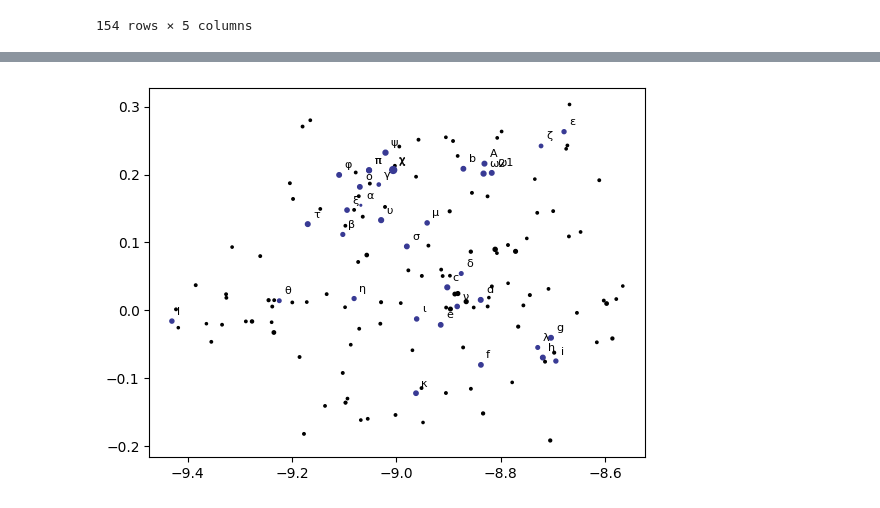
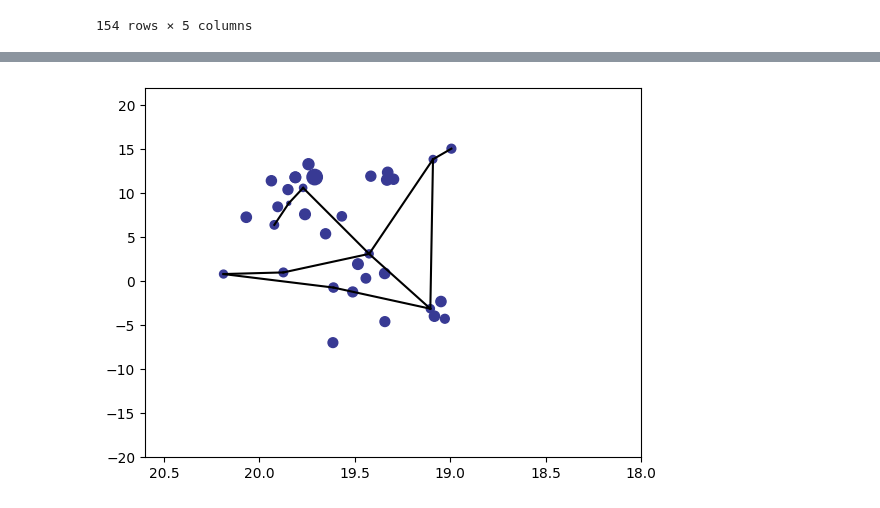
Before and after one commit to m-barneto/CSC221-Aquila-Constellation, a Jupyter notebook: CSC221-aquila-plotting.ipynb, the cells around one changed output, grey strips where cells are left out. Drawn from its saved outputs; the diff is of its cells as text; code cells hidden in the pictures.

Commit message:
Cleaned up some code, and wrote some messier code, trying to draw the constellation now

```diff
--- a/CSC221-aquila-plotting.ipynb
+++ b/CSC221-aquila-plotting.ipynb
@@ -79,42 +60,44 @@ x = []
 y = []
 s = []
 
+def ra_to_float(ra):
+    items = [float(i[:-1]) for i in ra.split(' ')]
+    hours = items[0]
+    mins = items[1]
+    secs = items[2]
+    return hours + (mins / 60) + (secs / 3600)
+
+
+def dec_to_float(d):
+    s_deg = d.split('°\xa0')
+    s_hour = s_deg[1].split('′\xa0')
+    s_sec = s_hour[1].split('″')
+
+    if ('−' in s_deg[0]):
+        degs = -1 * float(s_deg[0][1:])
+    else:
+        degs = float(s_deg[0])
+
+    mins = float(s_hour[0])
+    secs = float(s_sec[0])
+    return degs + (mins / 60) + (secs / 3600)
+
 for ra in df['Right Ascension']:
-  items = [float(i[:-1]) for i in ra.split(' ')]
-  hours = items[0]
-  mins = items[1]
-  secs = items[2]
-  # 2π * ((12hours/24) + 24minutes/24/60 + 30seconds/24/60/60).
-  longitude = (math.pi / 180) * 2 * math.pi * ((hours / 24) + mins / 24 / 60 + secs / 24 / 60/ 60) #
-  x.append(-longitude * 100)
+  x.append(ra_to_float(ra))
 
 for d in df['Declination']:
-  s_deg = d.split('°\xa0')
-  s_hour = s_deg[1].split('′\xa0')
-  s_sec = s_hour[1].split('″')
-
-  if ('−' in s_deg[0]):
-    deg = -1 * float(s_deg[0][1:])
-  else:
-    deg = float(s_deg[0])
-
-  min = float(s_hour[0])
-  sec = float(s_sec[0])
-  #print(deg, min, sec)
-  #dd = d + m/60 + s/3600
-  latitude = (math.pi / 180) * (deg + (min / 60) + (sec / 3600)) #
-  y.append(latitude)
+  y.append(dec_to_float(d))
 
 bd_idx = 0
 c = []
 for vm in df['Visual Magnitude']:
   if vm != '':
     if df['Bayer Designation'][bd_idx] != '':
-      s.append(float(vm) * 2)
+      s.append(float(vm) * 10)
       c.append((56/ 255, 58/ 255, 148/ 255, 1))
     else:
       c.append((0, 0, 0, 0))
-      s.append(float(vm) * .5)
+      s.append(float(vm) * 10)
   else:
     s.append(0)
     c.append((0, 0, 0, 0))
@@ -122,10 +105,43 @@ for vm in df['Visual Magnitude']:
 
 
 for i in range(df.shape[0]):
-  plt.text(x=x[i] + 0.01, y=y[i] + 0.01, s=df['Bayer Designation'][i], fontdict=dict(color='black',size=8))
+  #plt.text(x=x[i], y=y[i], s=df['Bayer Designation'][i], fontdict=dict(color='black',size=8))
+  pass
 
+#plt.xlim(20.6, 20)
+plt.ylim(-20, 22)
+plt.xlim(20.6, 18)
 plt.scatter(x, y, s, c)
 
-from IPython.display import SVG
-SVG('https://upload.wikimedia.org/wikipedia/commons/f/fb/Aquila_IAU.svg')
+
+# draw lines for the actual constellation
+b_aql = df.loc[df['Name'] == 'β Aql']
+altair = df.loc[df['Name'] == 'Altair']
+o_aql = df.loc[df['Name'] == 'δ Aql']
+y_aql = df.loc[df['Name'] == 'γ Aql']
+lines = [
+    (df.loc[df['Name'] == 'Altair'], df.loc[df['Name'] == 'γ Aql']),
+    (df.loc[df['Name'] == 'Altair'], df.loc[df['Name'] == 'β Aql']),
+    (df.loc[df['Name'] == 'γ Aql'], df.loc[df['Name'] == 'δ Aql']),
+    (df.loc[df['Name'] == 'δ Aql'], df.loc[df['Name'] == 'ζ Aql']),
+    (df.loc[df['Name'] == 'ζ Aql'], df.loc[df['Name'] == 'ε Aql']),
+    (df.loc[df['Name'] == 'ζ Aql'], df.loc[df['Name'] == 'λ Aql']),
+    (df.loc[df['Name'] == 'δ Aql'], df.loc[df['Name'] == 'λ Aql']),
+    (df.loc[df['Name'] == 'λ Aql'], df.loc[df['Name'] == 'ι Aql']),
+    (df.loc[df['Name'] == 'ι Aql'], df.loc[df['Name'] == 'θ Aql']),
+    (df.loc[df['Name'] == 'θ Aql'], df.loc[df['Name'] == 'η Aql']),
+    (df.loc[df['Name'] == 'η Aql'], df.loc[df['Name'] == 'δ Aql'])
+]
+
+for line in lines:
+    p1x = ra_to_float(line[0]['Right Ascension'][line[0]['Right Ascension'].first_valid_index()])
+    p1y = dec_to_float(line[0]['Declination'][line[0]['Declination'].first_valid_index()])
+    p2x = ra_to_float(line[1]['Right Ascension'][line[1]['Right Ascension'].first_valid_index()])
+    p2y =dec_to_float(line[1]['Declination'][line[1]['Declination'].first_valid_index()])
+    plt.plot([p1x, p2x], [p1y, p2y], 'k-')
+    pass
+
+from IPython.display import Image
+Image('https://theskylive.com/sky/constellations/constellation_images/aquila.png')
+#print(x)
 # %% [output]
@@ -132,2 +160,2 @@ SVG('https://upload.wikimedia.org/wikipedia/commons/f/fb/Aquila_IAU.svg')
 [drawing not drawn]
-[figure, old version]
+[figure, new version]
```
Also changed, not shown: parts of 2 cells of this notebook.
